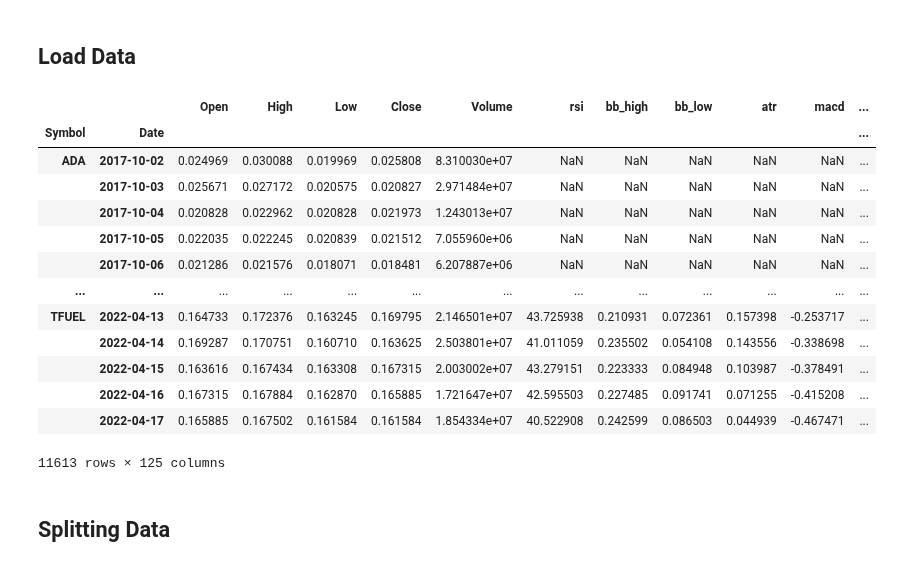
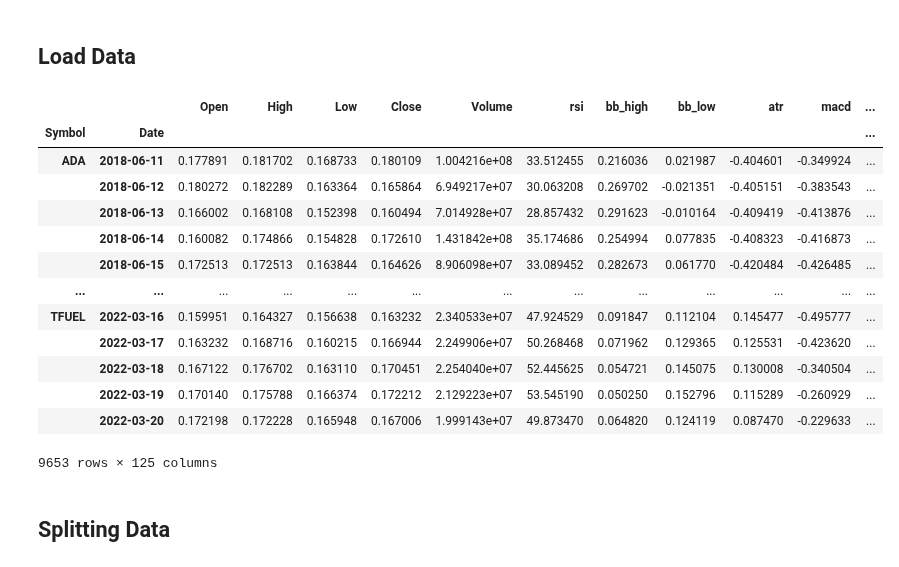
Before and after one commit to amicha02/ape_mining, a Jupyter notebook: notebooks/3.0-mw-OLS-Prediction-1.ipynb, the cells around one changed output. Saved outputs shown, nothing was run; the diff lists cells and outputs as text; code cells hidden in the pictures.

```diff
--- a/notebooks/3.0-mw-OLS-Prediction-1.ipynb
+++ b/notebooks/3.0-mw-OLS-Prediction-1.ipynb
@@ -32,23 +34,25 @@ The zipline extension is already loaded. To reload it, use:
 ## Load Data
 # %%
 df = pd.read_csv("../data/signals/General_Factors.csv")
+df['Date'] = pd.to_datetime(df['Date'])
 df.index = pd.MultiIndex.from_frame(df.iloc[:,0:2])
 df = df.drop(["Symbol", "Date"], axis=1)
+df = df.dropna()
 df
 # %% [output]
 |  |  | Open | High | Low | Close | Volume | rsi | bb_high | bb_low | atr | macd | ... |
 | Symbol | Date |  |  |  |  |  |  |  |  |  |  | ... |
-| ADA | 2017-10-02 | 0.024969 | 0.030088 | 0.019969 | 0.025808 | 8.310030e+07 | NaN | NaN | NaN | NaN | NaN | ... |
-|  | 2017-10-03 | 0.025671 | 0.027172 | 0.020575 | 0.020827 | 2.971484e+07 | NaN | NaN | NaN | NaN | NaN | ... |
-|  | 2017-10-04 | 0.020828 | 0.022962 | 0.020828 | 0.021973 | 1.243013e+07 | NaN | NaN | NaN | NaN | NaN | ... |
-|  | 2017-10-05 | 0.022035 | 0.022245 | 0.020839 | 0.021512 | 7.055960e+06 | NaN | NaN | NaN | NaN | NaN | ... |
-|  | 2017-10-06 | 0.021286 | 0.021576 | 0.018071 | 0.018481 | 6.207887e+06 | NaN | NaN | NaN | NaN | NaN | ... |
+| ADA | 2018-06-11 | 0.177891 | 0.181702 | 0.168733 | 0.180109 | 1.004216e+08 | 33.512455 | 0.216036 | 0.021987 | -0.404601 | -0.349924 | ... |
+|  | 2018-06-12 | 0.180272 | 0.182289 | 0.163364 | 0.165864 | 6.949217e+07 | 30.063208 | 0.269702 | -0.021351 | -0.405151 | -0.383543 | ... |
+|  | 2018-06-13 | 0.166002 | 0.168108 | 0.152398 | 0.160494 | 7.014928e+07 | 28.857432 | 0.291623 | -0.010164 | -0.409419 | -0.413876 | ... |
+|  | 2018-06-14 | 0.160082 | 0.174866 | 0.154828 | 0.172610 | 1.431842e+08 | 35.174686 | 0.254994 | 0.077835 | -0.408323 | -0.416873 | ... |
+|  | 2018-06-15 | 0.172513 | 0.172513 | 0.163844 | 0.164626 | 8.906098e+07 | 33.089452 | 0.282673 | 0.061770 | -0.420484 | -0.426485 | ... |
 | ... | ... | ... | ... | ... | ... | ... | ... | ... | ... | ... | ... | ... |
-| TFUEL | 2022-04-13 | 0.164733 | 0.172376 | 0.163245 | 0.169795 | 2.146501e+07 | 43.725938 | 0.210931 | 0.072361 | 0.157398 | -0.253717 | ... |
-|  | 2022-04-14 | 0.169287 | 0.170751 | 0.160710 | 0.163625 | 2.503801e+07 | 41.011059 | 0.235502 | 0.054108 | 0.143556 | -0.338698 | ... |
-|  | 2022-04-15 | 0.163616 | 0.167434 | 0.163308 | 0.167315 | 2.003002e+07 | 43.279151 | 0.223333 | 0.084948 | 0.103987 | -0.378491 | ... |
-|  | 2022-04-16 | 0.167315 | 0.167884 | 0.162870 | 0.165885 | 1.721647e+07 | 42.595503 | 0.227485 | 0.091741 | 0.071255 | -0.415208 | ... |
-|  | 2022-04-17 | 0.165885 | 0.167502 | 0.161584 | 0.161584 | 1.854334e+07 | 40.522908 | 0.242599 | 0.086503 | 0.044939 | -0.467471 | ... |
+| TFUEL | 2022-03-16 | 0.159951 | 0.164327 | 0.156638 | 0.163232 | 2.340533e+07 | 47.924529 | 0.091847 | 0.112104 | 0.145477 | -0.495777 | ... |
+|  | 2022-03-17 | 0.163232 | 0.168716 | 0.160215 | 0.166944 | 2.249906e+07 | 50.268468 | 0.071962 | 0.129365 | 0.125531 | -0.423620 | ... |
+|  | 2022-03-18 | 0.167122 | 0.176702 | 0.163110 | 0.170451 | 2.254040e+07 | 52.445625 | 0.054721 | 0.145075 | 0.130008 | -0.340504 | ... |
+|  | 2022-03-19 | 0.170140 | 0.175788 | 0.166374 | 0.172212 | 2.129223e+07 | 53.545190 | 0.050250 | 0.152796 | 0.115289 | -0.260929 | ... |
+|  | 2022-03-20 | 0.172198 | 0.172228 | 0.165948 | 0.167006 | 1.999143e+07 | 49.873470 | 0.064820 | 0.124119 | 0.087470 | -0.229633 | ... |
-11613 rows × 125 columns
+9653 rows × 125 columns
 # %%
 # what are lagged returns used for
```
Also changed, not shown: parts of 15 cells of this notebook, 1 other file.
